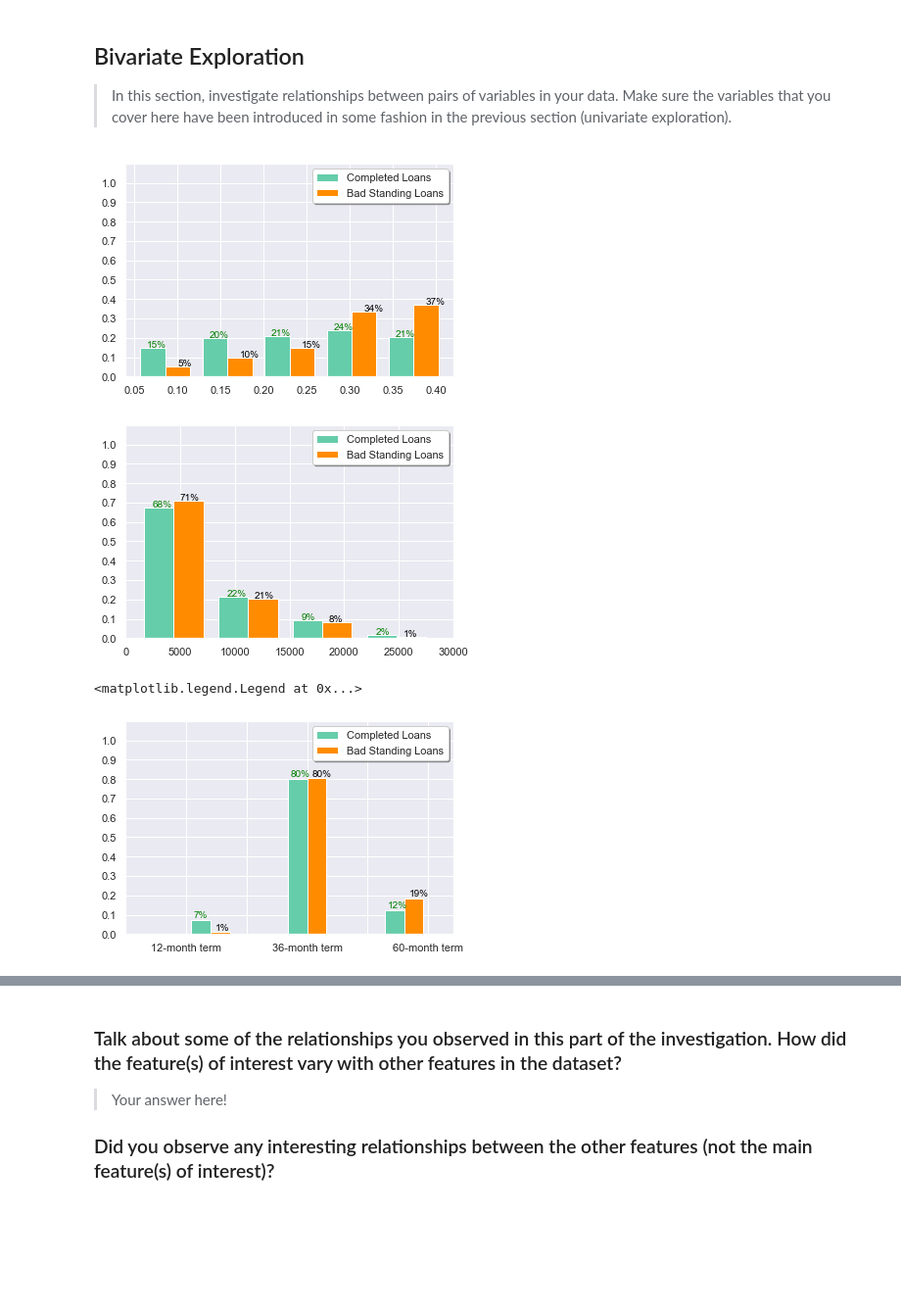
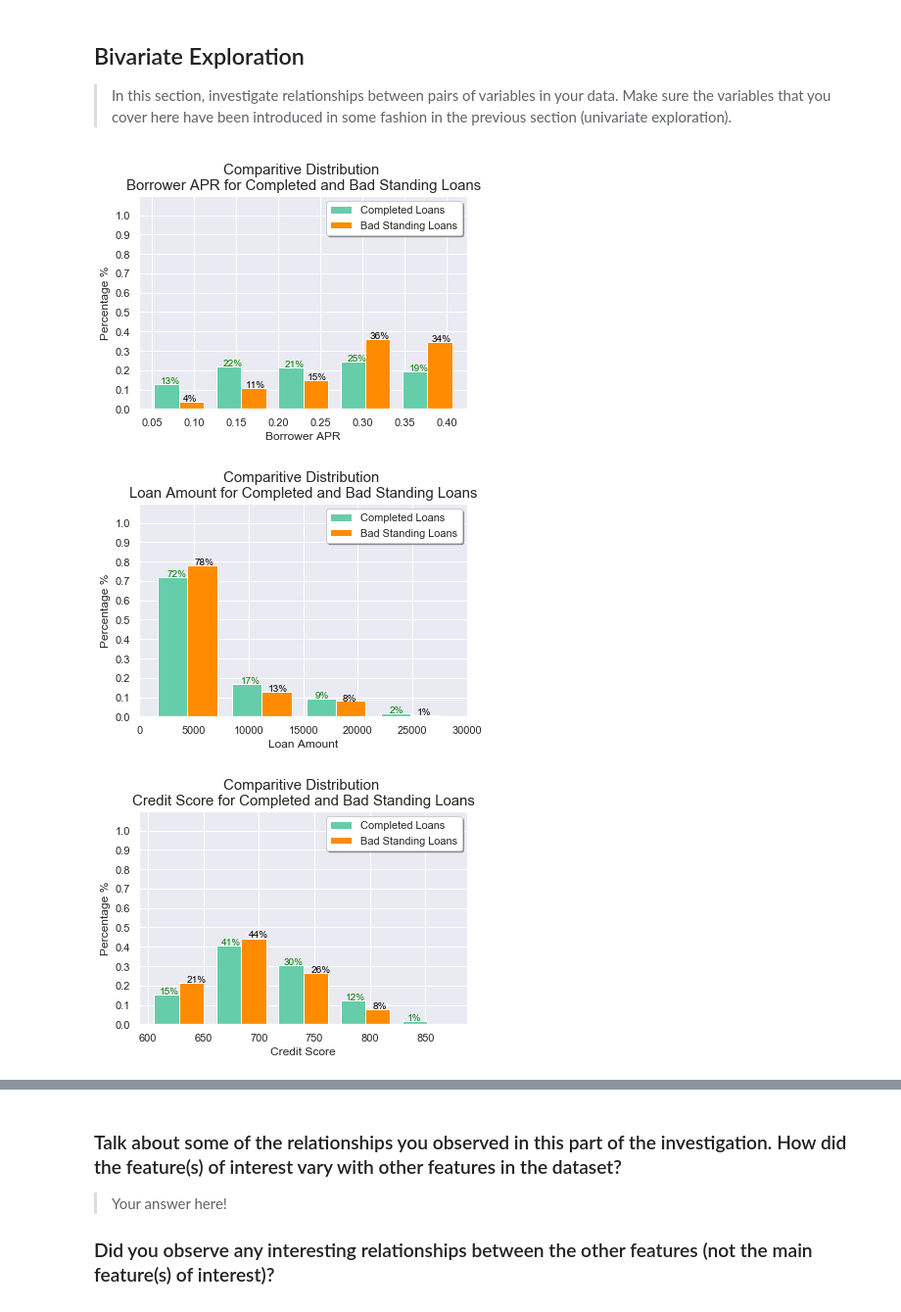
Before and after one commit to TyDataSci/LoanProsper, a Jupyter notebook: visualization.ipynb, the cells around one changed output, grey strips where cells are left out. Shown at 98% size. Drawn from its saved outputs; the diff is of its cells as text; code cells hidden in the pictures; blank space fills up the shorter version.

```diff
--- a/visualization.ipynb
+++ b/visualization.ipynb
@@ -51,5 +91,5 @@ Index(['ListingKey', 'ListingNumber', 'ListingCreationDate', 'CreditGrade',
 # %%
-clean_loans= clean_loans[['LoanStatus','LoanOriginalAmount', 'Term','BorrowerAPR',
+clean_loans= clean_loans[['LoanStatus','LoanOriginalAmount','BorrowerAPR',
              'CreditScoreRangeLower','EstimatedReturn']]
 # %%
 clean_loans = clean_loans.dropna()
@@ -149,5 +177,3 @@ clean_loans.CreditScoreRangeLower.value_counts().sort_index()
 860.0      122
 880.0       17
 Name: CreditScoreRangeLower, dtype: int64
-# %%
-clean_loans = clean_loans.query('CreditScoreRangeLower > 0')
@@ -213,12 +273,0 @@ plt.show()
-# %%
-clean_loans['LoanOriginalAmount'] = round(clean_loans['LoanOriginalAmount'], -3)
-keys = clean_loans['LoanOriginalAmount'].value_counts().keys()
-values = clean_loans['LoanOriginalAmount'].value_counts().values
-
-ht = 1000
-
-y_bar = np.arange(len(keys))
-fig, ax = plt.subplots(figsize=(12,8))
-ax.barh(keys, values, alpha=0.6, edgecolor='white',linewidth=2, height= ht, color=sb)
-plt.title('All Loans by Original Amount', size=title)
-plt.show()
@@ -257,16 +273,0 @@ Text(0.5, 1.0, 'Distribution of Original Loan Amount for All Loans')
-# %%
-counts, bins, bars = plt.hist(clean_loans['Term'], weights=weights_df, bins=8,color='blue')
-
-for i in range(len(counts)):
-    val = counts[i]*100
-    if val < 0.1:
-        pass
-    else:
-        plt.text(bins[i]+1.5,counts[i]+.01, s=f"{val:.0f}%",color='black')
-
-
-plt.ylim(0,1.05)
-plt.xlim(0,65)
-plt.yticks(np.arange(0, 1+.05, step=0.1))
-plt.xticks(np.arange(0,60+2,12),labels=['','12-month term','','36-month term','','60-month term'])
-plt.title('Term of Loan for All Loans',size=title);
@@ -342,36 +301,39 @@ weights_cl=np.ones(len(complete_loans)) / len(complete_loans)
 x = complete_loans['BorrowerAPR']
 y = badloans['BorrowerAPR']
 
 
 counts, bins, bars= plt.hist([x, y], label=['Completed Loans','Bad Standing Loans'],
                              bins=5 ,weights=[weights_cl,weights_df],
          color=['mediumaquamarine','darkorange'])
 
 counts_0 = counts[0]
 counts_1 = counts[1]
 
 
 for i in range(len(counts_0)):
     val = counts_0[i]*100
     if val < 0.1:
         pass
     else:
         plt.text(bins[i]+0.015,counts_0[i]+.002, s=f"{val:.0f}%",color='green')
 
 for i in range(len(counts_1)):
     val = counts_1[i]*100
     if val < 0.1:
         pass
     else:
-        plt.text(bins[i]+0.05,counts_1[i]+.002, s=f"{val:.0f}%",color='black')
+        plt.text(bins[i]+0.042,counts_1[i]+.002, s=f"{val:.0f}%",color='black')
 
 
 
 plt.ylim(0,1.1)
 plt.yticks(np.arange(0,1+.01,.1))
-plt.legend(loc='upper right',facecolor='white',shadow=True);
+plt.xlabel('Borrower APR')
+plt.ylabel('Percentage %')
+plt.legend(loc='upper right',facecolor='white',shadow=True)
+plt.title('Comparitive Distribution \nBorrower APR for Completed and Bad Standing Loans',size=title);
 # %% [output]
-[figure, old version]
+[figure, new version]
 # %%
 x = complete_loans['LoanOriginalAmount']
 y = badloans['LoanOriginalAmount']
@@ -401,16 +363,17 @@ for i in range(len(counts_1)):
 plt.xlim(0,30000)
 plt.ylim(0,1.1)
 plt.yticks(np.arange(0,1+.01,.1))
-plt.legend(loc='upper right',facecolor='white',shadow=True);
+plt.xlabel('Loan Amount')
+plt.ylabel('Percentage %')
+plt.legend(loc='upper right',facecolor='white',shadow=True)
+plt.title('Comparitive Distribution \nLoan Amount for Completed and Bad Standing Loans',size=title);
 # %% [output]
-[figure, old version]
+[figure, new version]
 # %%
-size=12
-x = complete_loans['Term']
-y = badloans['Term']
-counts, bins, bars = plt.hist([x, y], label=['Completed Loans','Bad Standing Loans'],  bins=5, weights=[weights_cl,weights_df],
+x = complete_loans['CreditScoreRangeLower']
+y = badloans['CreditScoreRangeLower']
+counts, bins, bars = plt.hist([x, y], label=['Completed Loans', 'Bad Standing Loans'], bins=5, weights=[weights_cl,weights_df],
         color=['mediumaquamarine','darkorange'])
-
 
 counts_0 = counts[0]
 counts_1 = counts[1]
@@ -420,22 +383,22 @@ for i in range(len(counts_0)):
     if val < 0.1:
         pass
     else:
-        plt.text(bins[i]+1.5,counts_0[i]+.01, s=f"{val:.0f}%",color='green')
+        plt.text(bins[i]+10
+                 ,counts_0[i]+.005, s=f"{val:.0f}%",color='green')
 
 for i in range(len(counts_1)):
     val = counts_1[i]*100
     if val < 0.1:
         pass
     else:
-        plt.text(bins[i]+5.8,counts_1[i]+.01, s=f"{val:.0f}%",color='black')
+        plt.text(bins[i]+35,counts_1[i]+.005, s=f"{val:.0f}%",color='black')
 
-plt.xlim(0,65)
-plt.xticks(np.arange(0,60+2,12),labels=['','12-month term','','36-month term','','60-month term'])
 plt.ylim(0,1.1)
-plt.yticks(np.arange(0,1+.1,0.1))
-
-plt.legend(loc='upper right',facecolor='white',shadow=True)
+plt.yticks(np.arange(0,1+.01,.1))
+plt.xlabel('Credit Score')
+plt.ylabel('Percentage %')
+plt.legend(loc='upper right', facecolor='white',shadow=True)
+plt.title('Comparitive Distribution \nCredit Score for Completed and Bad Standing Loans',size=title);
 # %% [output]
-<matplotlib.legend.Legend at 0x...>
-[figure, old version]
+[figure, new version]
 # %%
```
Also changed, not shown: parts of 50 cells of this notebook, 1 other file.
